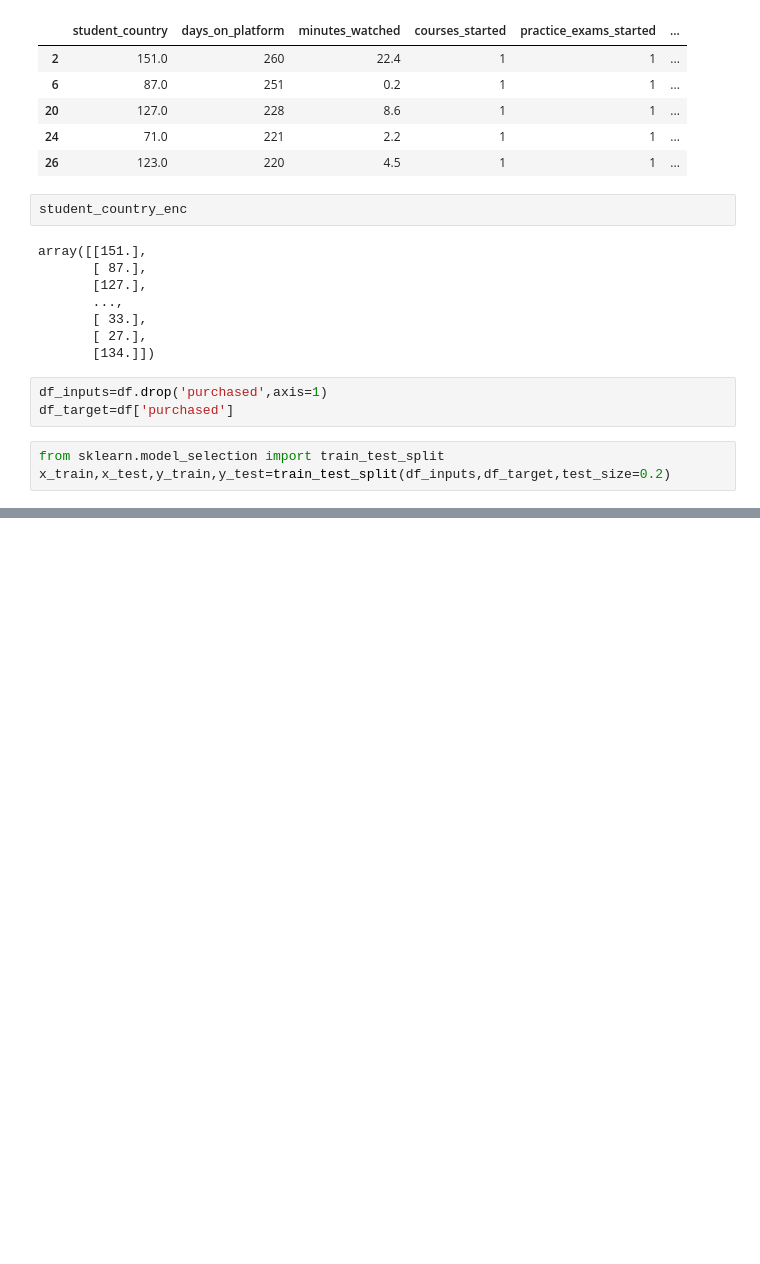
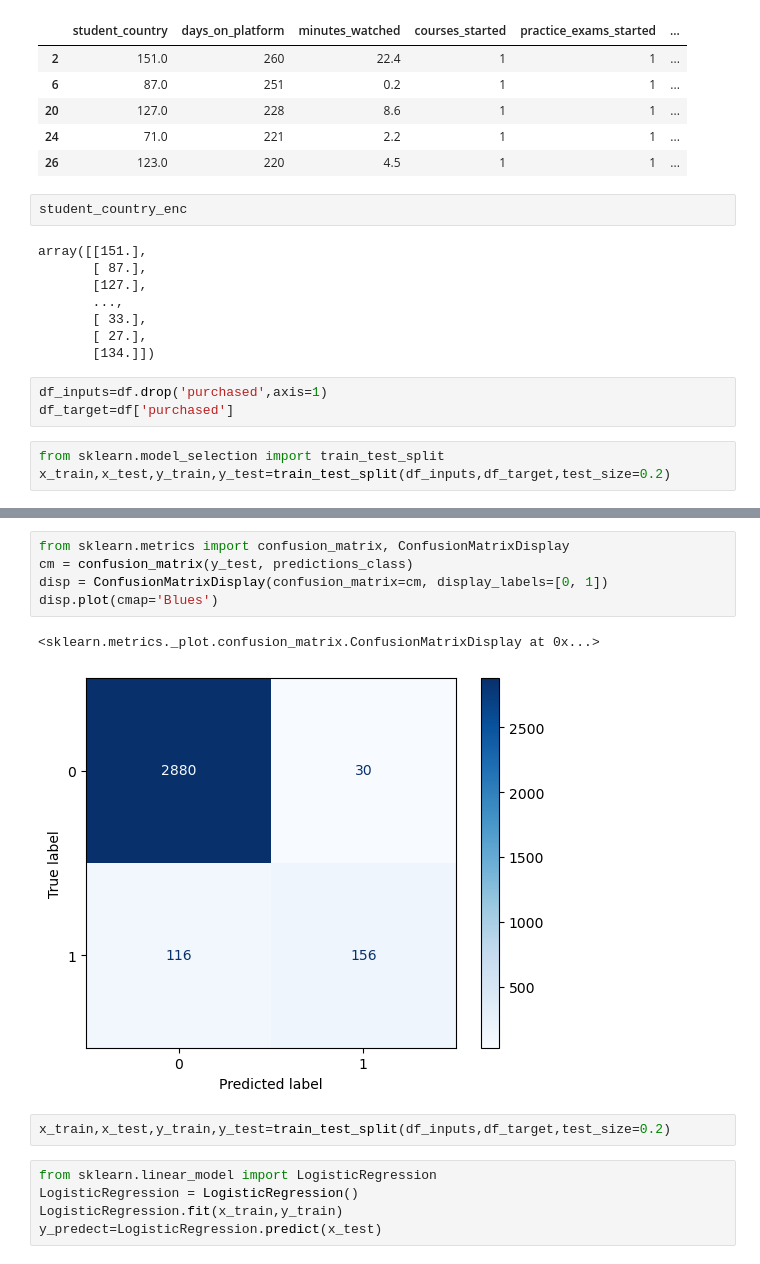
Before and after one commit to omar-el-moujahid/Machine-Learning-for-User-Classification-Project, a Jupyter notebook: Machine Learning for User Classification Project.ipynb, the cells around one changed output, grey strips where cells are left out. Saved outputs shown, nothing was run; the diff lists cells and outputs as text; blank space fills up the shorter version.

Commit message:
Creating a Logistic Regression Model

```diff
--- a/Machine Learning for User Classification Project.ipynb
+++ b/Machine Learning for User Classification Project.ipynb
@@ -349,0 +416,15 @@ x_train,x_test,y_train,y_test=train_test_split(df_inputs,df_target,test_size=0.2
+# %%
+from sklearn.metrics import confusion_matrix, ConfusionMatrixDisplay
+cm = confusion_matrix(y_test, predictions_class)
+disp = ConfusionMatrixDisplay(confusion_matrix=cm, display_labels=[0, 1])
+disp.plot(cmap='Blues')
+# %% [output]
+<sklearn.metrics._plot.confusion_matrix.ConfusionMatrixDisplay at 0x...>
+[figure, added]
+# %%
+x_train,x_test,y_train,y_test=train_test_split(df_inputs,df_target,test_size=0.2)
+# %%
+from sklearn.linear_model import LogisticRegression
+LogisticRegression = LogisticRegression()
+LogisticRegression.fit(x_train,y_train)
+y_predect=LogisticRegression.predict(x_test)
```
Also changed, not shown: parts of 9 cells of this notebook, 2 other files.
